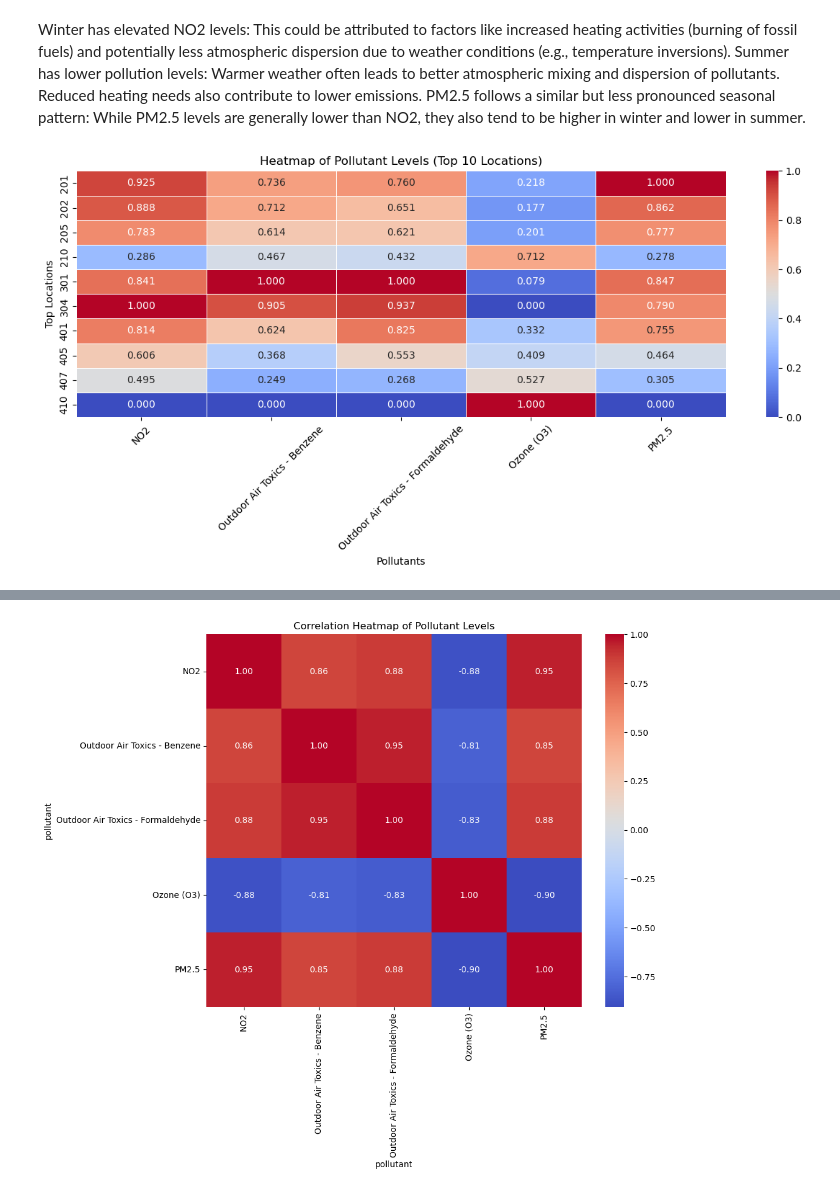
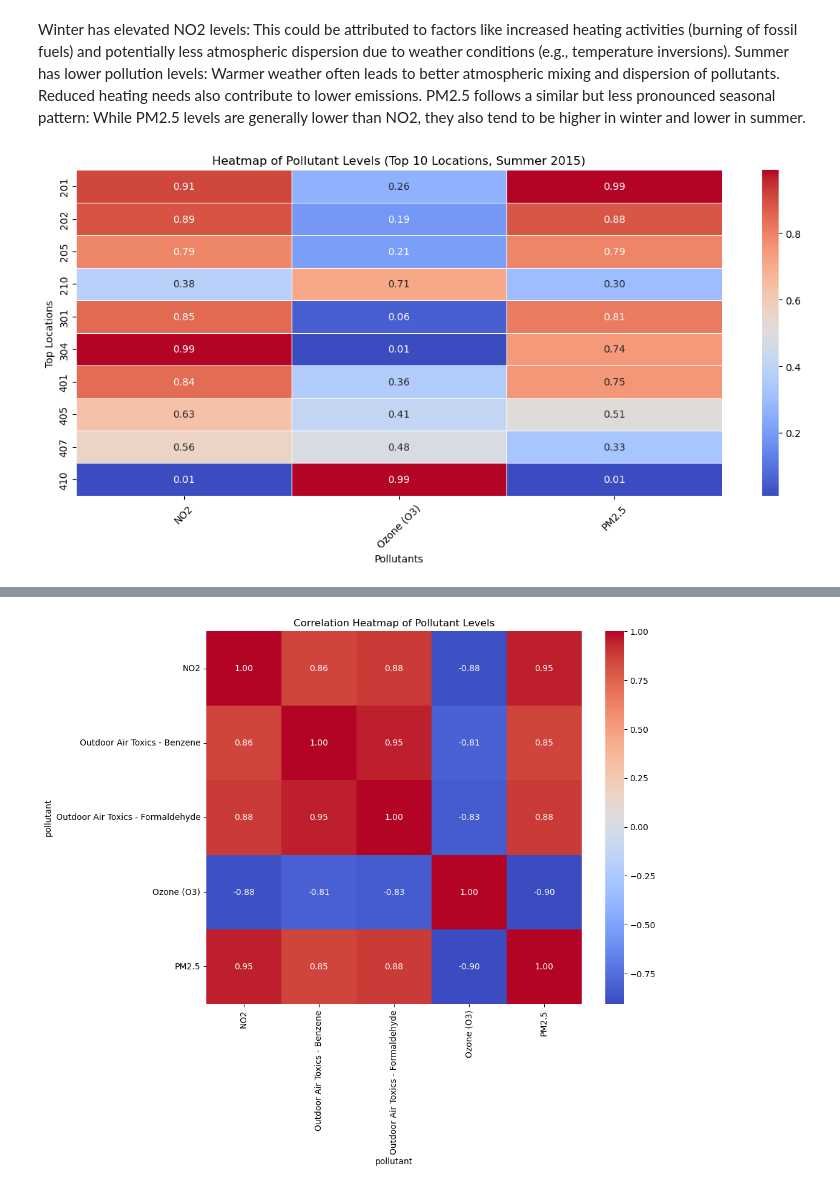
Before and after one commit to samiribrh/pm25-forecast-api, a Jupyter notebook: notebooks/air_data_viz.ipynb, the cells around one changed output, grey strips where cells are left out. Saved outputs shown, nothing was run; the diff lists cells and outputs as text; code cells hidden in the pictures.

```diff
--- a/notebooks/air_data_viz.ipynb
+++ b/notebooks/air_data_viz.ipynb
@@ -160,31 +160,52 @@ PM2.5 follows a similar but less pronounced seasonal pattern: While PM2.5 levels
 # %%
 import seaborn as sns
 import matplotlib.pyplot as plt
+import pandas as pd
+import numpy as np
 from sklearn.preprocessing import MinMaxScaler
 
+#Filter for top 10 most frequent locations
 top_locations = selected_plot_df['location_code'].value_counts().head(10).index
 
-filtered_df = selected_plot_df[selected_plot_df['location_code'].isin(top_locations)]
+#Filter for top locations, pollutants, and summer 2015
+summer_2015_df = selected_plot_df[
+    (selected_plot_df['location_code'].isin(top_locations)) &
+    (selected_plot_df['year'] == 2015)
+]
+#Pivot to get pollutants as columns and locations as rows
+heatmap_data = summer_2015_df.pivot_table(
+    values='value',
+    index='location_code',
+    columns='pollutant',
+    aggfunc='mean'
+)
 
-heatmap_data = filtered_df.pivot_table(values='value',
-                                       index='location_code',
-                                       columns='pollutant',
-                                       aggfunc='mean')
+#Drop columns or rows that are all NaN (if any)
+heatmap_data.dropna(axis=0, how='all', inplace=True)
+heatmap_data.dropna(axis=1, how='all', inplace=True)
 
+# Step 6: Fill remaining NaNs with column median to preserve relative scale
+heatmap_filled = heatmap_data.fillna(heatmap_data.median())
+
+# Step 7: Apply log1p transformation and normalize
+log_transformed = np.log1p(heatmap_filled)  # Avoids log(0)
 scaler = MinMaxScaler()
-normalized_data = scaler.fit_transform(heatmap_data)
-normalized_df = pd.DataFrame(normalized_data, index=heatmap_data.index, columns=heatmap_data.columns)
+normalized_array = scaler.fit_transform(log_transformed)
 
+# Optional: Slightly clip values to avoid exact 0 and 1
+normalized_array = np.clip(normalized_array, 0.01, 0.99)
+
+# Step 8: Convert back to DataFrame
+normalized_df = pd.DataFrame(normalized_array, index=heatmap_filled.index, columns=heatmap_filled.columns)
+
+# Step 9: Plot the heatmap
 plt.figure(figsize=(12, 6))
-sns.heatmap(normalized_df, cmap="coolwarm", annot=True, fmt=".3f", linewidths=0.5)
-plt.title('Heatmap of Pollutant Levels (Top 10 Locations)')
+sns.heatmap(normalized_df, cmap="coolwarm", annot=True, fmt=".2f", linewidths=0.5)
+plt.title('Heatmap of Pollutant Levels (Top 10 Locations, Summer 2015)')
 plt.xlabel('Pollutants')
 plt.ylabel('Top Locations')
 plt.xticks(rotation=45)
 plt.tight_layout()
 plt.show()
-
-#change the nrs to location 1 2 3 etc
-#change it to for example summer 2015 because having a mean doesnt rly make sense
 # %% [output]
-[figure, old version]
+[figure, new version]
```
Also changed, not shown: parts of 14 cells of this notebook, 8 other files.
